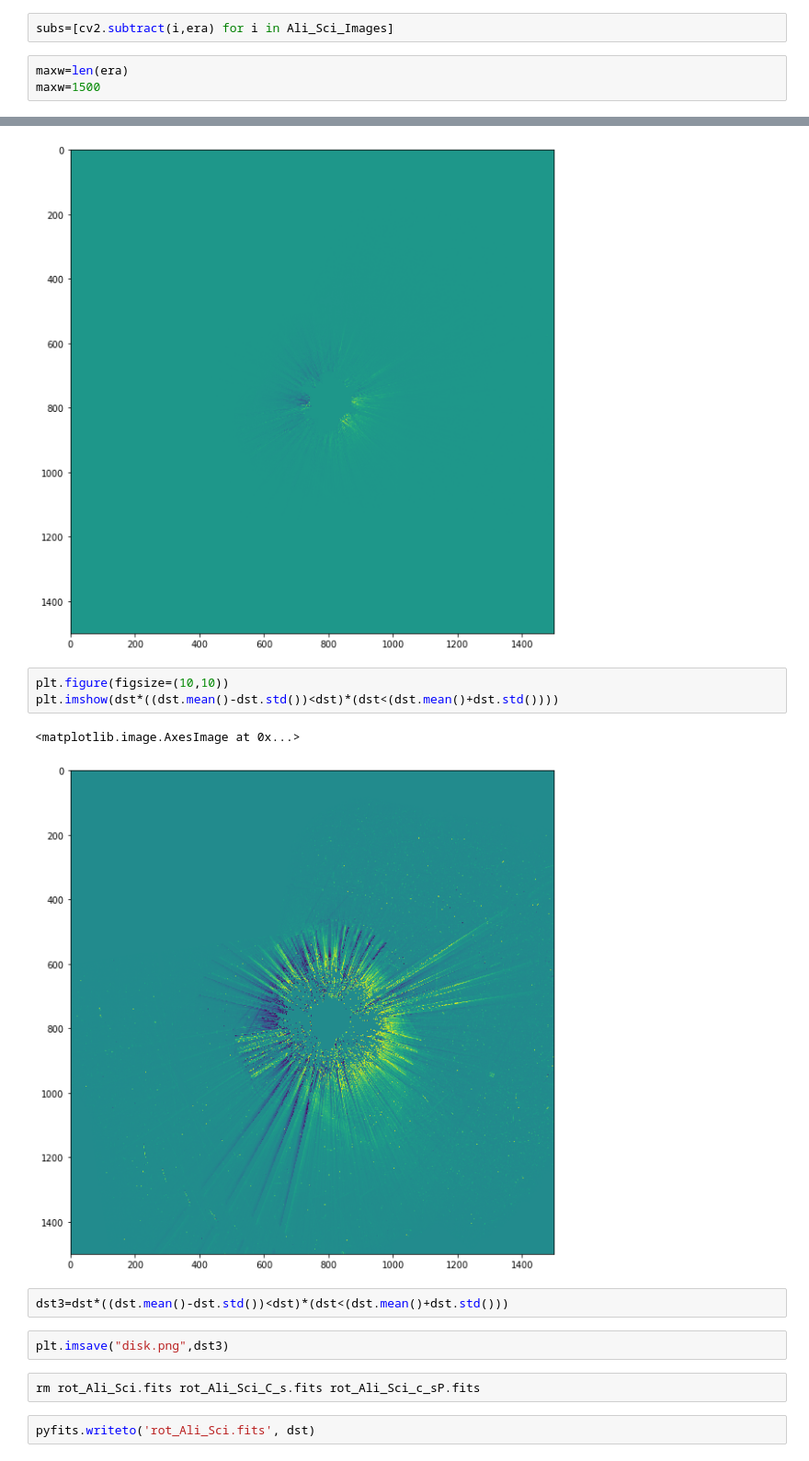
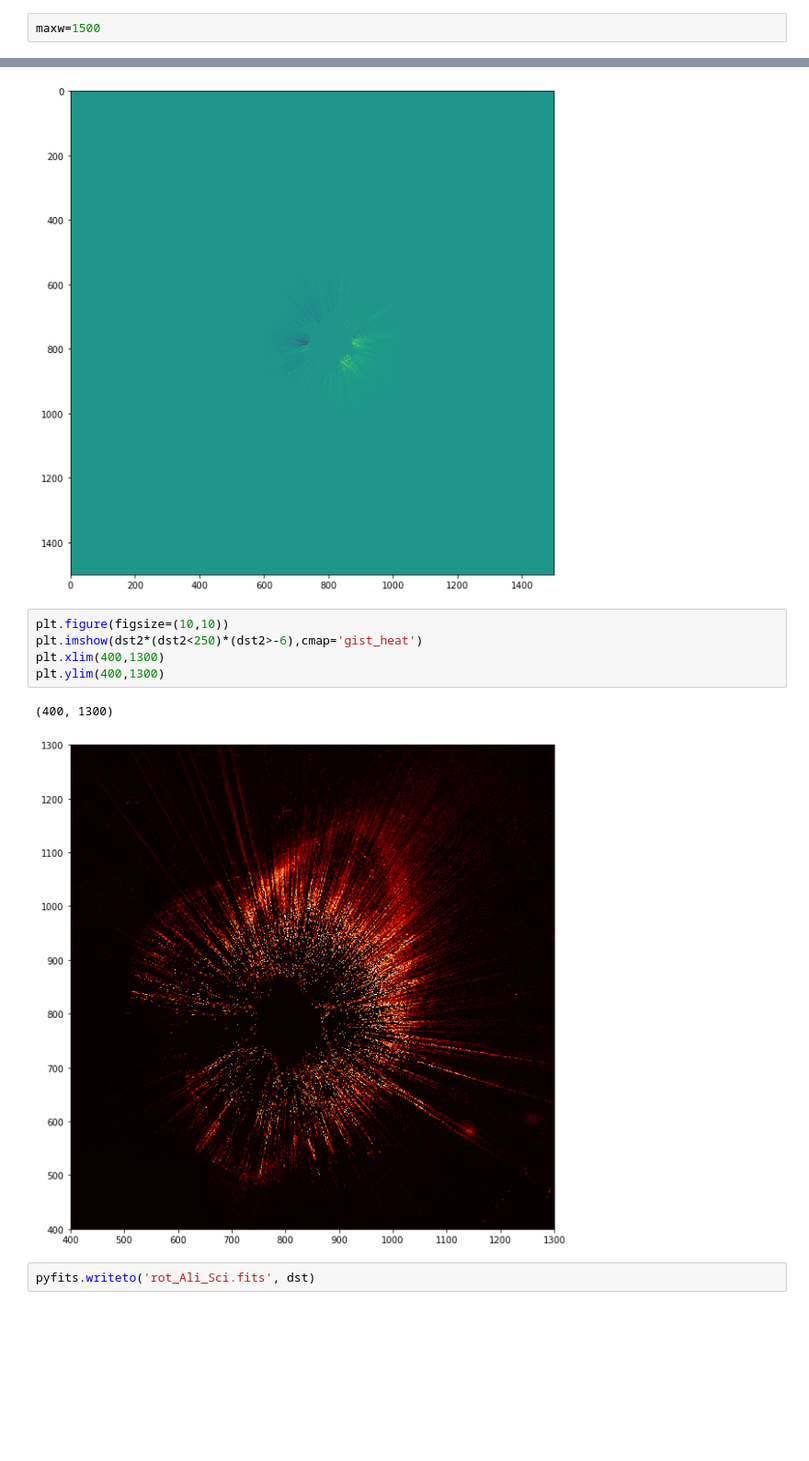
Before and after one commit to saint-germain/cazandoplanetas, a Jupyter notebook: ADI/Pipeline.ipynb, the cells around one changed output, grey strips where cells are left out. Shown at 92% size. Drawn from its saved outputs; the diff is of its cells as text; blank space fills up the shorter version.

```diff
--- a/ADI/Pipeline.ipynb
+++ b/ADI/Pipeline.ipynb
@@ -25,10 +25,7 @@ plt.imshow(era)
 [figure]
 # %%
 subs=[i-era for i in Ali_Sci_Images]
-# %%
-subs=[cv2.subtract(i,era) for i in Ali_Sci_Images]
 # %%
-maxw=len(era)
 maxw=1500
 # %%
 dst=np.zeros((maxw,maxw))
@@ -80,18 +76,14 @@ plt.imshow(dst2)
 # %% [output]
 <matplotlib.image.AxesImage at 0x...>
 [figure]
-# %%
-plt.figure(figsize=(10,10))
-plt.imshow(dst*((dst.mean()-dst.std())<dst)*(dst<(dst.mean()+dst.std())))
-# %% [output]
-<matplotlib.image.AxesImage at 0x...>
-[figure, removed]
-# %%
-dst3=dst*((dst.mean()-dst.std())<dst)*(dst<(dst.mean()+dst.std()))
-# %%
-plt.imsave("disk.png",dst3)
-# %%
-rm rot_Ali_Sci.fits rot_Ali_Sci_C_s.fits rot_Ali_Sci_c_sP.fits
+# %%
+plt.figure(figsize=(10,10))
+plt.imshow(dst2*(dst2<250)*(dst2>-6),cmap='gist_heat')
+plt.xlim(400,1300)
+plt.ylim(400,1300)
+# %% [output]
+(400, 1300)
+[figure, added]
 # %%
 pyfits.writeto('rot_Ali_Sci.fits', dst)
 # %%
```
Also changed, not shown: parts of 2 cells of this notebook.
